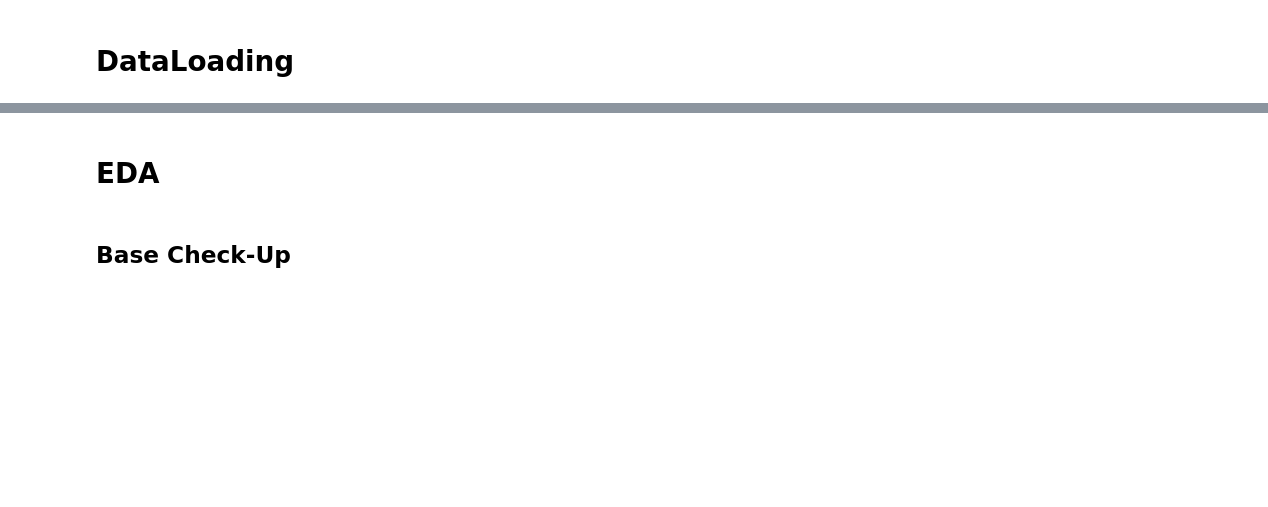
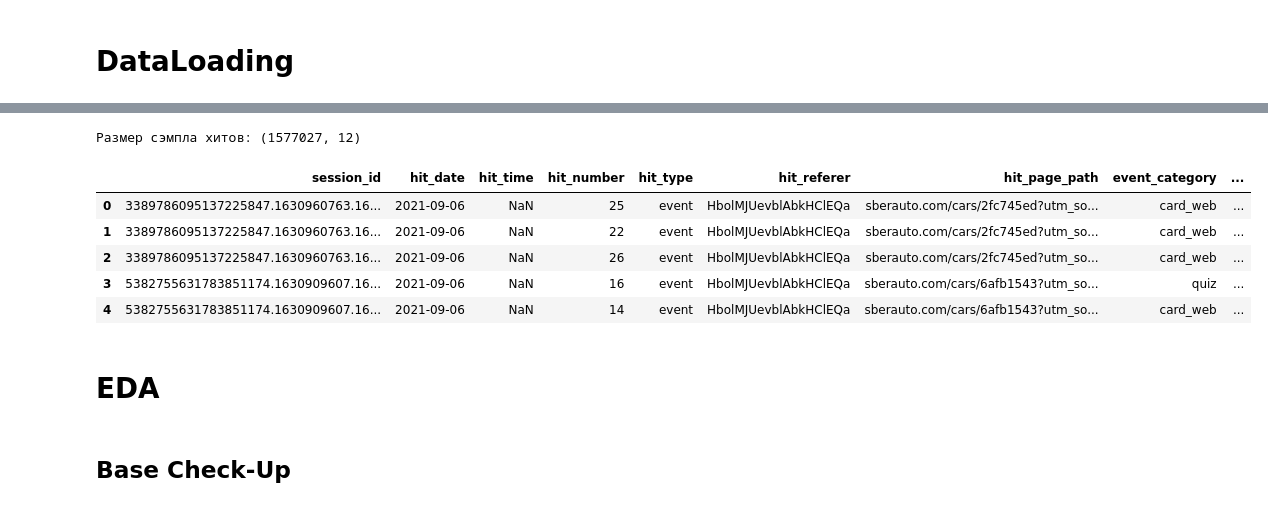
Before and after one commit to fenderfeniks/sber_autopodpiska, a Jupyter notebook: notebooks/1.0-eda.ipynb, the cells around one changed output, grey strips where cells are left out. Saved outputs shown, nothing was run; the diff lists cells and outputs as text; code cells hidden in the pictures; blank space fills up the shorter version.

Commit message:
complete EDA + fix configs

```diff
--- a/notebooks/1.0-eda.ipynb
+++ b/notebooks/1.0-eda.ipynb
@@ -7,29 +10,49 @@
 # %%
 # 1. Стандартная библиотека
+import os
 import sys
 import warnings
 from pathlib import Path
+
+# --- ДИНАМИЧЕСКИЙ РАСЧЕТ АБСОЛЮТНЫХ ПУТЕЙ ---
+notebook_dir = Path(os.getcwd()).resolve()
+if notebook_dir.name == "notebooks":
+    PROJECT_ROOT = notebook_dir.parent
+else:
+    PROJECT_ROOT = notebook_dir
+
+os.chdir(PROJECT_ROOT)
+
+if str(PROJECT_ROOT) not in sys.path:
+    sys.path.append(str(PROJECT_ROOT))
 
 # 2. Сторонние библиотеки
 import pandas as pd
 import numpy as np
 import matplotlib.pyplot as plt
 import seaborn as sns
-from hydra import initialize, compose
+from hydra import initialize_config_dir, compose
+from hydra.core.global_hydra import GlobalHydra
 import sweetviz as sv
 
 # 3. Локальные модули
-sys.path.append(str(Path.cwd().parent))
-from src.core.data import UniversalDataLoader
+from core.data import UniversalDataLoader
+from core.utils import load_hydra_config
 
 # --- РАБОТА С ПРЕДУПРЕЖДЕНИЯМИ ---
 warnings.filterwarnings('ignore', category=FutureWarning)
 
-# --- ИНИЦИАЛИЗАЦИЯ HYDRA ---
-with initialize(version_base=None, config_path="../configs"):
-    cfg = compose(config_name="config")
+load_hydra_config.cache_clear()
+# --- Инициализация Гидры ---
+cfg = load_hydra_config()
+
+
+reports_dir = Path(cfg.paths.reports_dir)
+reports_dir.mkdir(parents=True, exist_ok=True)
+
 
 print(f"Проект: {cfg.project_name} | Режим: EDA")
+print(f"Проверка sample_pct: {cfg.data.sample_pct}")
 
 # --- НАСТРОЙКИ ВИЗУАЛИЗАЦИИ ---
 try:
@@ -67,3 +109,16 @@ df.info()
+# %%
+df_hits = loader.load_data(sql_file_name="eda/sampled_hits.sql")
+
+print(f"Размер сэмпла хитов: {df_hits.shape}")
+df_hits.head()
+# %% [output]
+Размер сэмпла хитов: (1577027, 12)
+|  | session_id | hit_date | hit_time | hit_number | hit_type | hit_referer | hit_page_path | event_category | ... |
+| 0 | 3389786095137225847.1630960763.16... | 2021-09-06 | NaN | 25 | event | HbolMJUevblAbkHClEQa | sberauto.com/cars/2fc745ed?utm_so... | card_web | ... |
+| 1 | 3389786095137225847.1630960763.16... | 2021-09-06 | NaN | 22 | event | HbolMJUevblAbkHClEQa | sberauto.com/cars/2fc745ed?utm_so... | card_web | ... |
+| 2 | 3389786095137225847.1630960763.16... | 2021-09-06 | NaN | 26 | event | HbolMJUevblAbkHClEQa | sberauto.com/cars/2fc745ed?utm_so... | card_web | ... |
+| 3 | 5382755631783851174.1630909607.16... | 2021-09-06 | NaN | 16 | event | HbolMJUevblAbkHClEQa | sberauto.com/cars/6afb1543?utm_so... | quiz | ... |
+| 4 | 5382755631783851174.1630909607.16... | 2021-09-06 | NaN | 14 | event | HbolMJUevblAbkHClEQa | sberauto.com/cars/6afb1543?utm_so... | card_web | ... |
 # %% [markdown]
 # EDA
 # %% [markdown]
```
Also changed, not shown: parts of 29 cells of this notebook, 9 other files.
